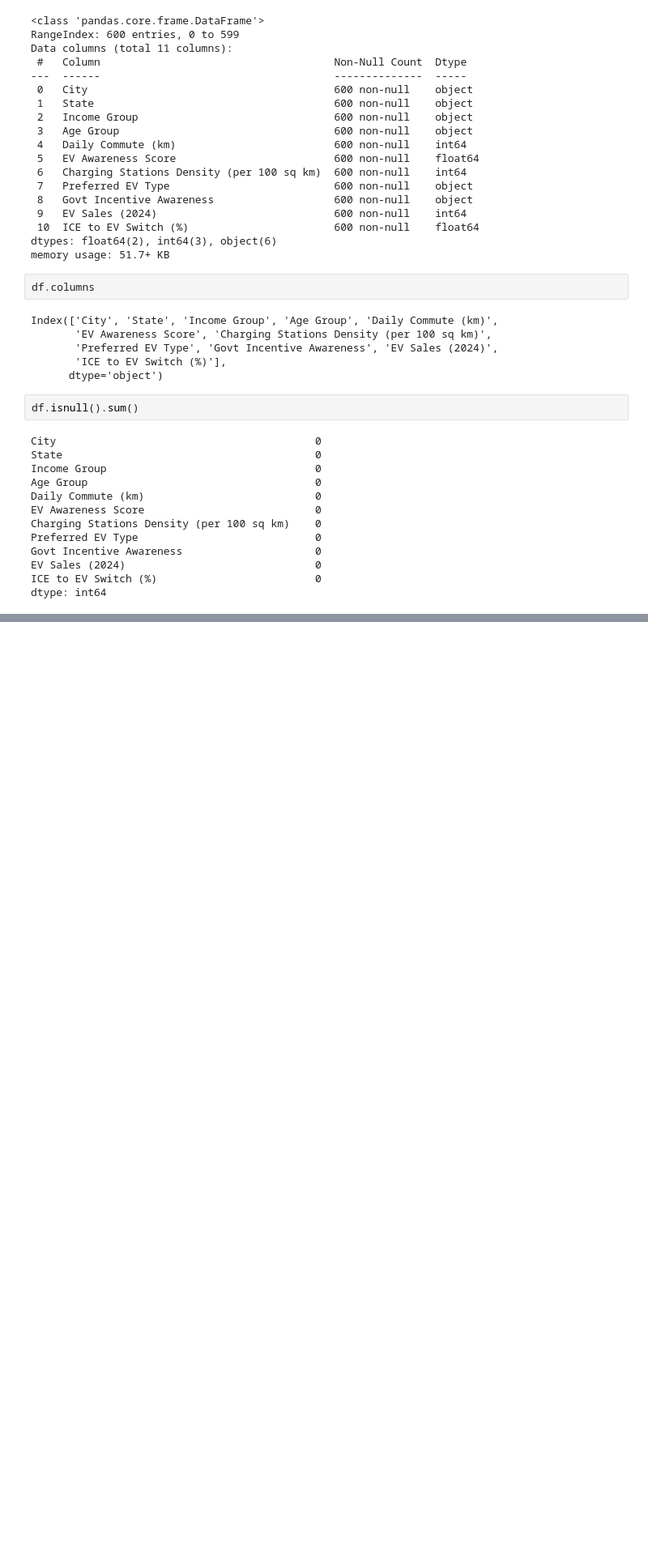
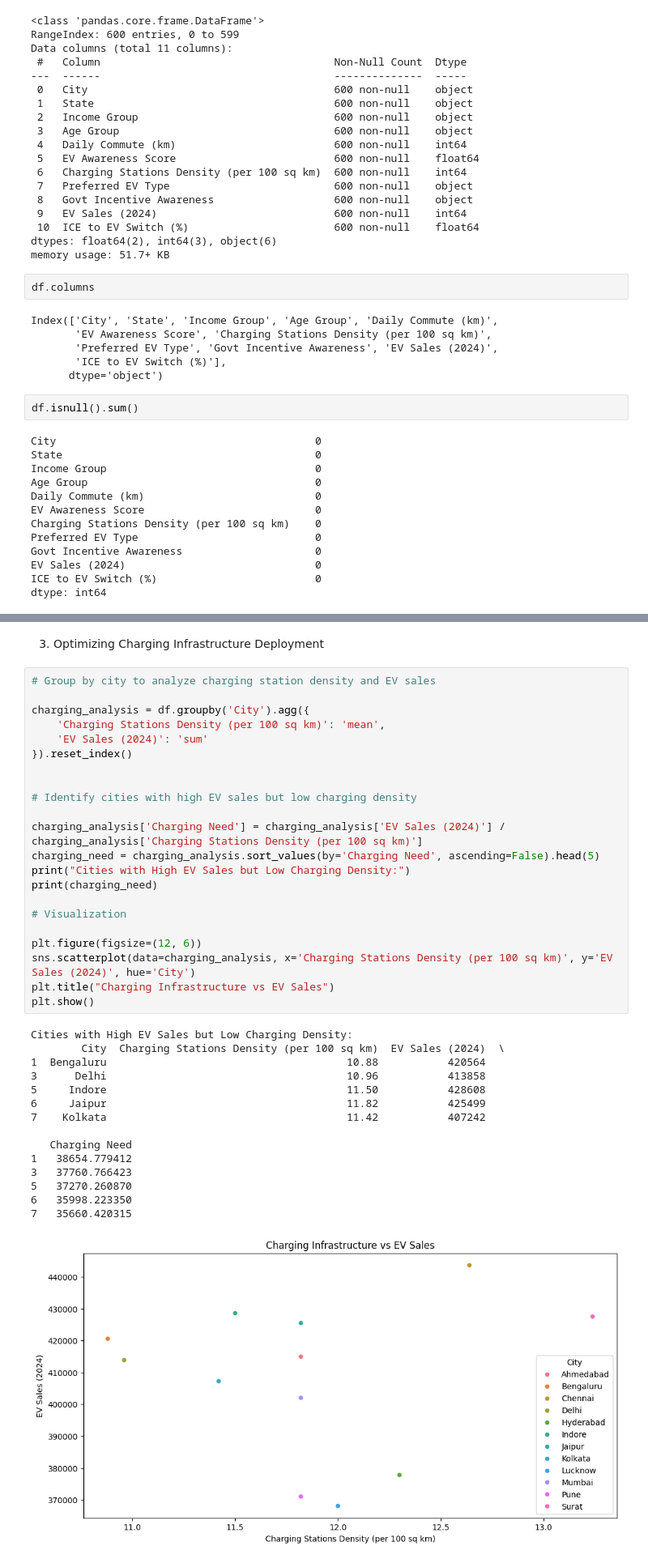
Before and after one commit to mukeshsharma99/EV-Market-Segmentation-in-India-2024, a Jupyter notebook: EV_market_segmentation_India.ipynb, the cells around one changed output, grey strips where cells are left out. Shown at 81% size. Cells and saved outputs as stored; diff of their text form; blank space fills up the shorter version.

```diff
--- a/EV_market_segmentation_India.ipynb
+++ b/EV_market_segmentation_India.ipynb
@@ -90,0 +129,40 @@ dtype: int64
+# %% [markdown]
+3. Optimizing Charging Infrastructure Deployment
+# %%
+# Group by city to analyze charging station density and EV sales
+
+charging_analysis = df.groupby('City').agg({
+    'Charging Stations Density (per 100 sq km)': 'mean',
+    'EV Sales (2024)': 'sum'
+}).reset_index()
+
+
+# Identify cities with high EV sales but low charging density
+
+charging_analysis['Charging Need'] = charging_analysis['EV Sales (2024)'] / charging_analysis['Charging Stations Density (per 100 sq km)']
+charging_need = charging_analysis.sort_values(by='Charging Need', ascending=False).head(5)
+print("Cities with High EV Sales but Low Charging Density:")
+print(charging_need)
+
+# Visualization
+
+plt.figure(figsize=(12, 6))
+sns.scatterplot(data=charging_analysis, x='Charging Stations Density (per 100 sq km)', y='EV Sales (2024)', hue='City')
+plt.title("Charging Infrastructure vs EV Sales")
+plt.show()
+# %% [output]
+Cities with High EV Sales but Low Charging Density:
+        City  Charging Stations Density (per 100 sq km)  EV Sales (2024)  \
+1  Bengaluru                                      10.88           420564
+3      Delhi                                      10.96           413858
+5     Indore                                      11.50           428608
+6     Jaipur                                      11.82           425499
+7    Kolkata                                      11.42           407242
+
+   Charging Need
+1   38654.779412
+3   37760.766423
+5   37270.260870
+6   35998.223350
+7   35660.420315
+[figure, added]
```
Also changed, not shown: parts of 33 cells of this notebook.
